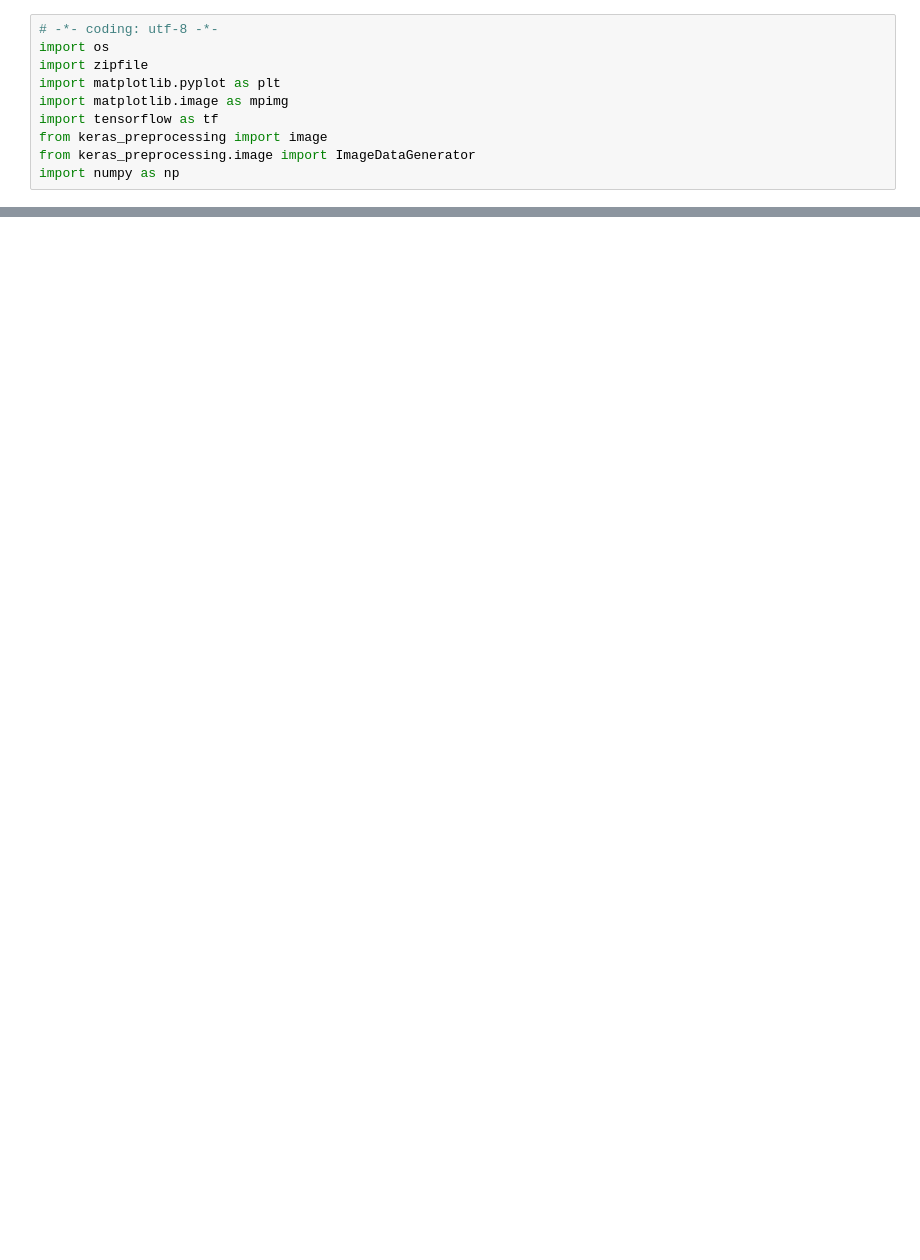
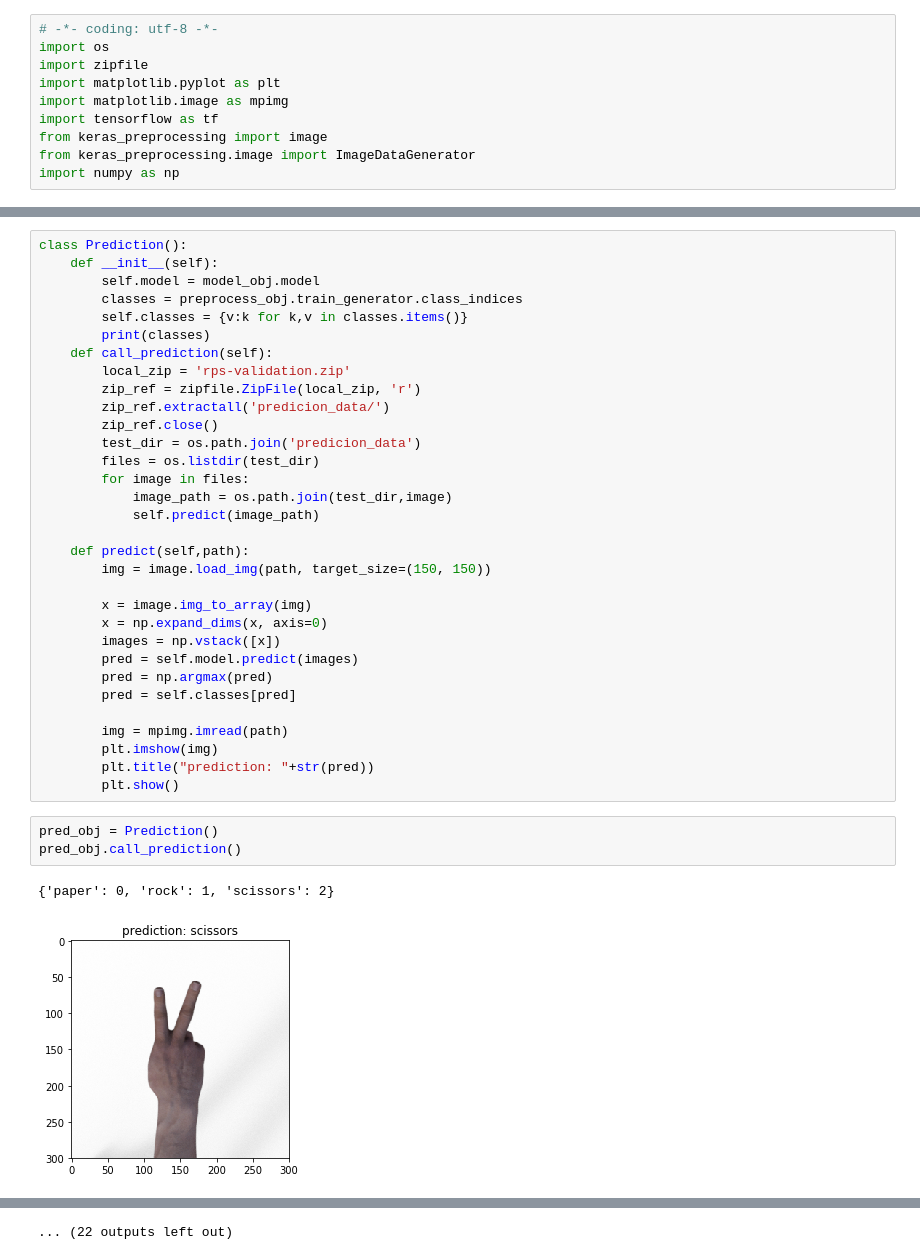
Before and after one commit to joydeb28/Computer-Vision-Notebooks, a Jupyter notebook: 1.5-rock-paper-scissors-detection/rock_paper_scissors_classification_keras.ipynb, the cells around one changed output, grey strips where cells are left out. Cells and saved outputs as stored; diff of their text form; blank space fills up the shorter version.

```diff
--- a/1.5-rock-paper-scissors-detection/rock_paper_scissors_classification_keras.ipynb
+++ b/1.5-rock-paper-scissors-detection/rock_paper_scissors_classification_keras.ipynb
@@ -196,0 +222,38 @@ FileNotFoundError: [Errno 2] No such file or directory: '/tmp/rps/'
+# %%
+class Prediction():
+    def __init__(self):
+        self.model = model_obj.model
+        classes = preprocess_obj.train_generator.class_indices
+        self.classes = {v:k for k,v in classes.items()}
+        print(classes)
+    def call_prediction(self):
+        local_zip = 'rps-validation.zip'
+        zip_ref = zipfile.ZipFile(local_zip, 'r')
+        zip_ref.extractall('predicion_data/')
+        zip_ref.close()
+        test_dir = os.path.join('predicion_data')
+        files = os.listdir(test_dir)
+        for image in files:
+            image_path = os.path.join(test_dir,image)
+            self.predict(image_path)
+
+    def predict(self,path):
+        img = image.load_img(path, target_size=(150, 150))
+
+        x = image.img_to_array(img)
+        x = np.expand_dims(x, axis=0)
+        images = np.vstack([x])
+        pred = self.model.predict(images)
+        pred = np.argmax(pred)
+        pred = self.classes[pred]
+
+        img = mpimg.imread(path)
+        plt.imshow(img)
+        plt.title("prediction: "+str(pred))
+        plt.show()
+# %%
+pred_obj = Prediction()
+pred_obj.call_prediction()
+# %% [output]
+{'paper': 0, 'rock': 1, 'scissors': 2}
+[figure, added]
@@ -196,0 +270 @@ FileNotFoundError: [Errno 2] No such file or directory: '/tmp/rps/'
+... (22 outputs left out)
```
Also changed, not shown: parts of 11 cells of this notebook.
